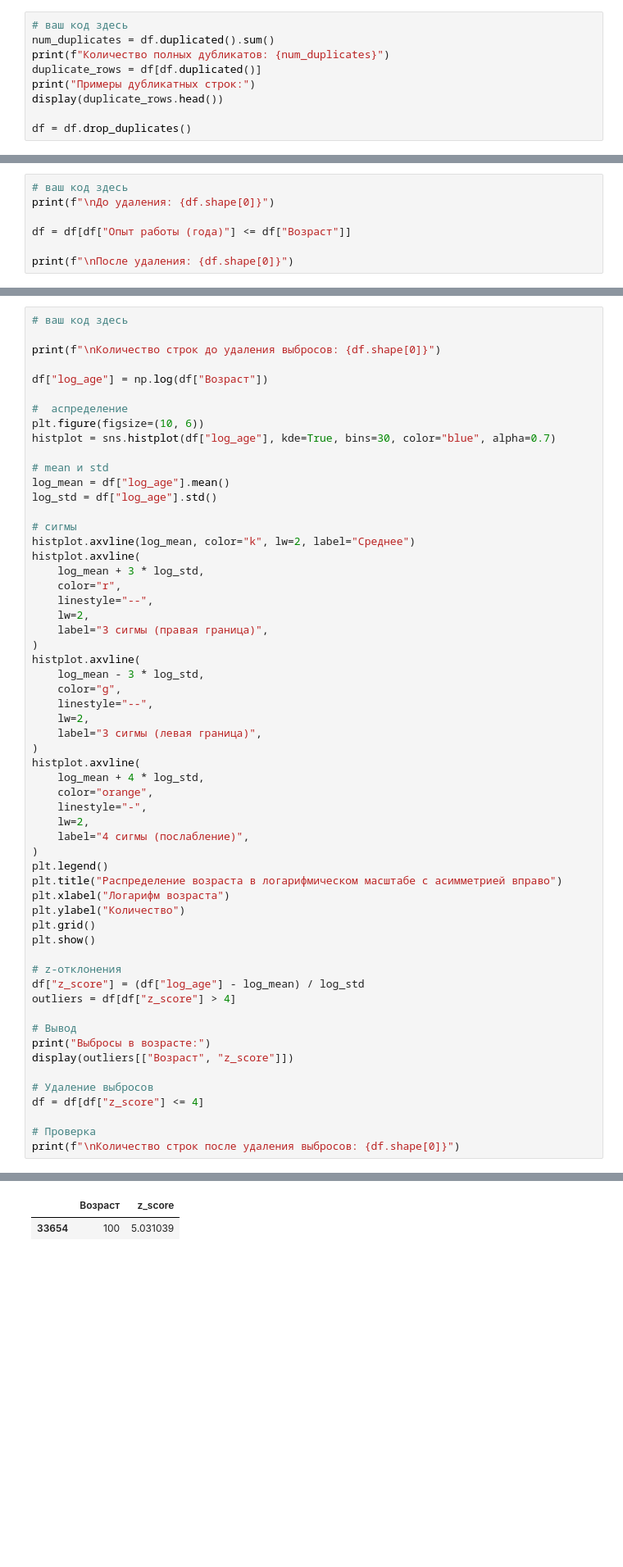
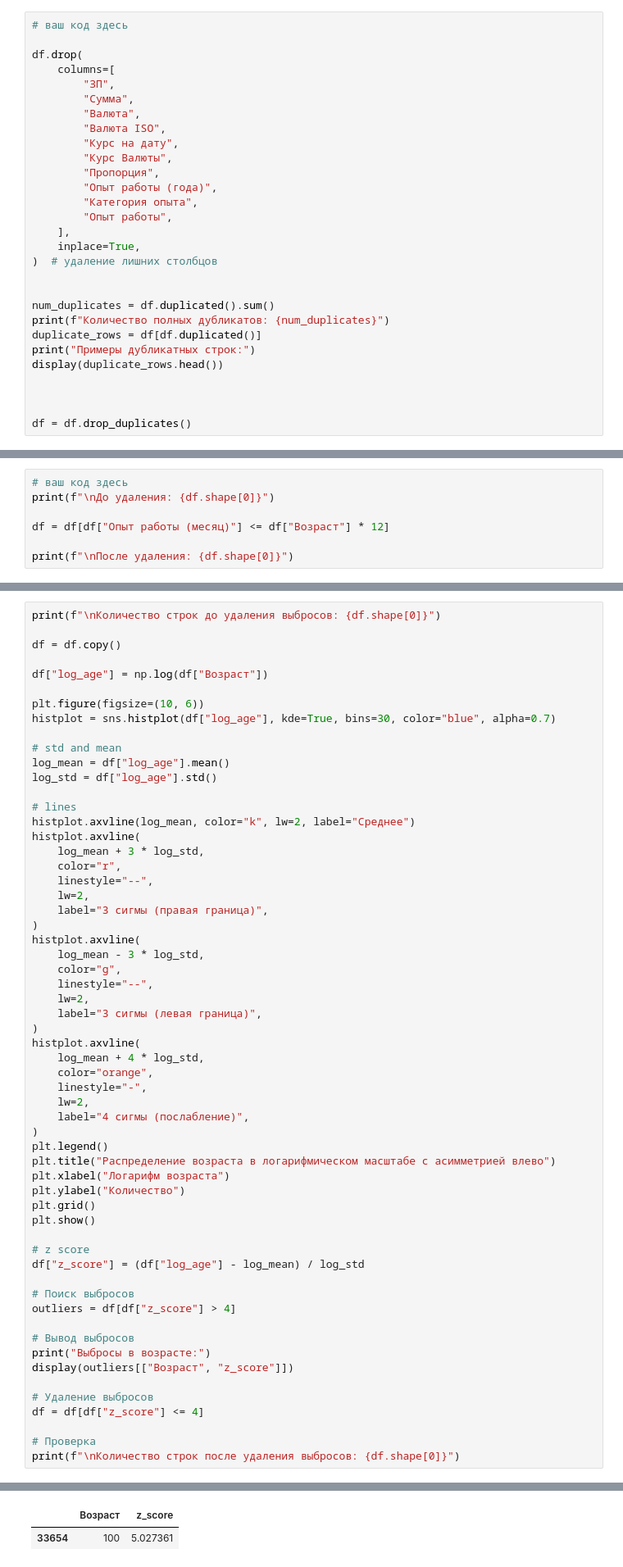
Before and after one commit to IDZorin/mipt-python-i-hw5, a Jupyter notebook: Project-1. Ноутбук-DZ.ipynb, the cells around one changed output, grey strips where cells are left out. Shown at 82% size. Cells and saved outputs as stored; diff of their text form; blank space fills up the shorter version.

```diff
--- a/Project-1. Ноутбук-DZ.ipynb
+++ b/Project-1. Ноутбук-DZ.ipynb
@@ -1405,11 +1413,31 @@ plt.show()
 1. Начнем с дубликатов в наших данных. Найдите **полные дубликаты** в таблице с резюме и удалите их.
 # %%
 # ваш код здесь
+
+df.drop(
+    columns=[
+        "ЗП",
+        "Сумма",
+        "Валюта",
+        "Валюта ISO",
+        "Курс на дату",
+        "Курс Валюты",
+        "Пропорция",
+        "Опыт работы (года)",
+        "Категория опыта",
+        "Опыт работы",
+    ],
+    inplace=True,
+)  # удаление лишних столбцов
+
+
 num_duplicates = df.duplicated().sum()
 print(f"Количество полных дубликатов: {num_duplicates}")
 duplicate_rows = df[df.duplicated()]
 print("Примеры дубликатных строк:")
 display(duplicate_rows.head())
 
+
+
 df = df.drop_duplicates()
 # %% [output]
@@ -1476,7 +1503,7 @@ print(f"\nПосле удаления: {df.shape[0]}")
 # ваш код здесь
 print(f"\nДо удаления: {df.shape[0]}")
 
-df = df[df["Опыт работы (года)"] <= df["Возраст"]]
+df = df[df["Опыт работы (месяц)"] <= df["Возраст"] * 12]
 
 print(f"\nПосле удаления: {df.shape[0]}")
 # %% [output]
@@ -1493,21 +1520,20 @@ print(f"\nПосле удаления: {df.shape[0]}")
 
 Выведите таблицу с полученными выбросами и оцените, с каким возрастом соискатели попадают под категорию выбросов?
 # %%
-# ваш код здесь
+print(f"\nКоличество строк до удаления выбросов: {df.shape[0]}")
 
-print(f"\nКоличество строк до удаления выбросов: {df.shape[0]}")
+df = df.copy()
 
 df["log_age"] = np.log(df["Возраст"])
 
-#  аспределение
 plt.figure(figsize=(10, 6))
 histplot = sns.histplot(df["log_age"], kde=True, bins=30, color="blue", alpha=0.7)
 
-# mean и std
+# std and mean
 log_mean = df["log_age"].mean()
 log_std = df["log_age"].std()
 
-# сигмы
+# lines
 histplot.axvline(log_mean, color="k", lw=2, label="Среднее")
 histplot.axvline(
     log_mean + 3 * log_std,
@@ -1531,17 +1557,19 @@ histplot.axvline(
     label="4 сигмы (послабление)",
 )
 plt.legend()
-plt.title("Распределение возраста в логарифмическом масштабе с асимметрией вправо")
+plt.title("Распределение возраста в логарифмическом масштабе с асимметрией влево")
 plt.xlabel("Логарифм возраста")
 plt.ylabel("Количество")
 plt.grid()
 plt.show()
 
-# z-отклонения
+# z score
 df["z_score"] = (df["log_age"] - log_mean) / log_std
+
+# Поиск выбросов
 outliers = df[df["z_score"] > 4]
 
-# Вывод
+# Вывод выбросов
 print("Выбросы в возрасте:")
 display(outliers[["Возраст", "z_score"]])
 
@@ -1555,4 +1583,4 @@ print(f"\nКоличество строк после удаления выбро
 [figure]
 Выбросы в возрасте:
 |  | Возраст | z_score |
-| 33654 | 100 | 5.031039 |
+| 33654 | 100 | 5.027361 |
```
Also changed, not shown: parts of 13 cells of this notebook, 1 other file.
